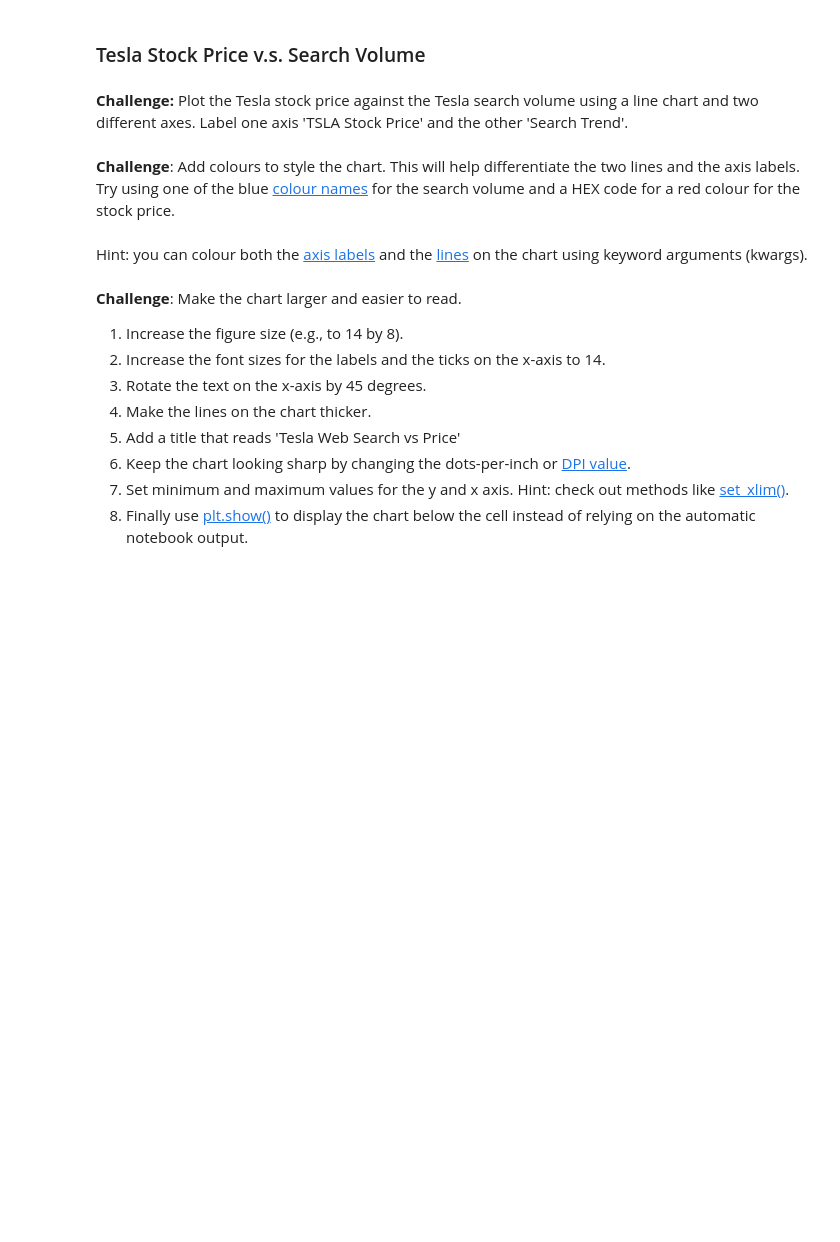
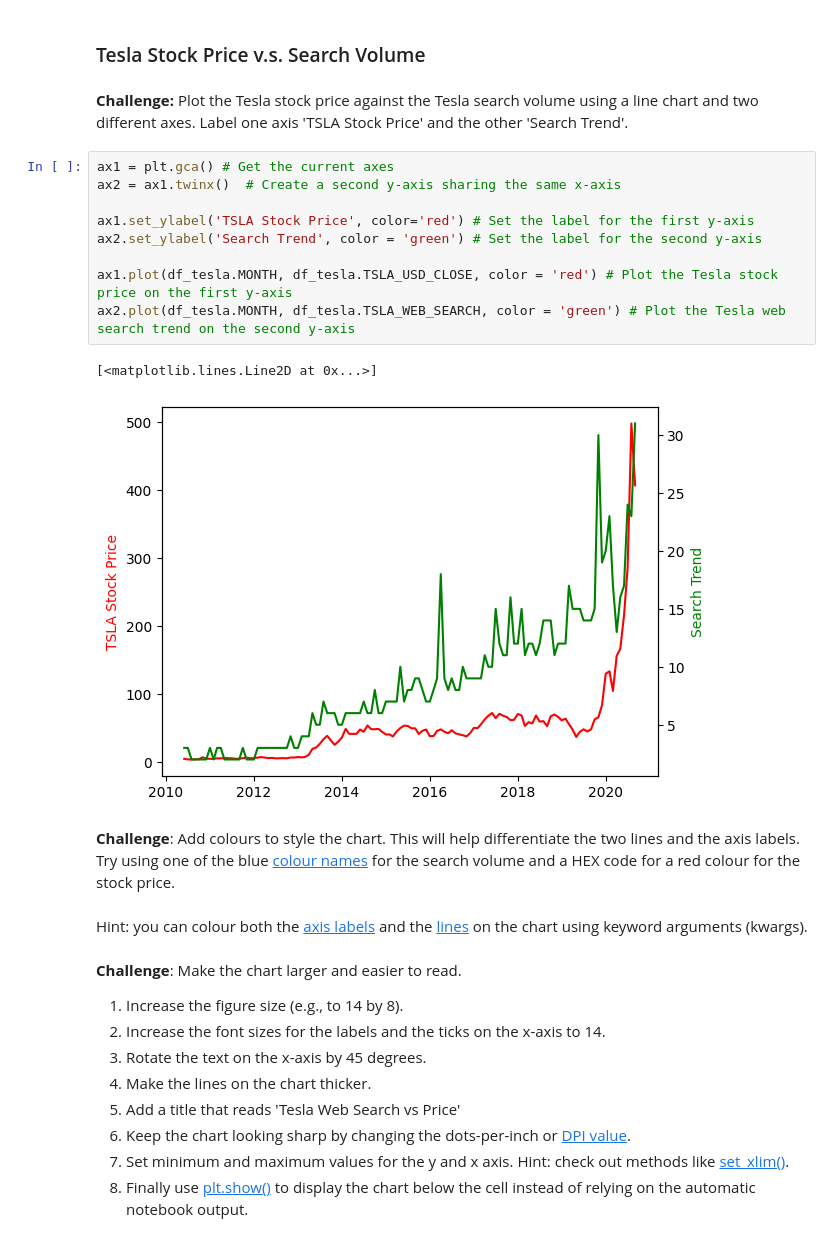
Before and after one commit to Lucasqrz1/100_Days_Of_Code, a Jupyter notebook: Day_75/Google Trends Data Viz/Google Trends and Data Visualisation (start).ipynb, the cells around one changed output. Drawn from its saved outputs; the diff is of its cells as text; blank space fills up the shorter version.

Commit message:
Data viz tesla

```diff
--- a/Day_75/Google Trends Data Viz/Google Trends and Data Visualisation (start).ipynb
+++ b/Day_75/Google Trends Data Viz/Google Trends and Data Visualisation (start).ipynb
@@ -224,6 +230,18 @@ df_btc_monthly.head()
 ### Tesla Stock Price v.s. Search Volume
 # %% [markdown]
 **Challenge:** Plot the Tesla stock price against the Tesla search volume using a line chart and two different axes. Label one axis 'TSLA Stock Price' and the other 'Search Trend'.
+# %%
+ax1 = plt.gca() # Get the current axes
+ax2 = ax1.twinx()  # Create a second y-axis sharing the same x-axis
+
+ax1.set_ylabel('TSLA Stock Price', color='red') # Set the label for the first y-axis
+ax2.set_ylabel('Search Trend', color = 'green') # Set the label for the second y-axis
+
+ax1.plot(df_tesla.MONTH, df_tesla.TSLA_USD_CLOSE, color = 'red') # Plot the Tesla stock price on the first y-axis
+ax2.plot(df_tesla.MONTH, df_tesla.TSLA_WEB_SEARCH, color = 'green') # Plot the Tesla web search trend on the second y-axis
+# %% [output]
+[<matplotlib.lines.Line2D at 0x...>]
+[figure, added]
 # %% [markdown]
 **Challenge**: Add colours to style the chart. This will help differentiate the two lines and the axis labels. Try using one of the blue [colour names](https://matplotlib.org/3.1.1/gallery/color/named_colors.html) for the search volume and a HEX code for a red colour for the stock price.
 <br>
```
Also changed, not shown: parts of 5 cells of this notebook.
